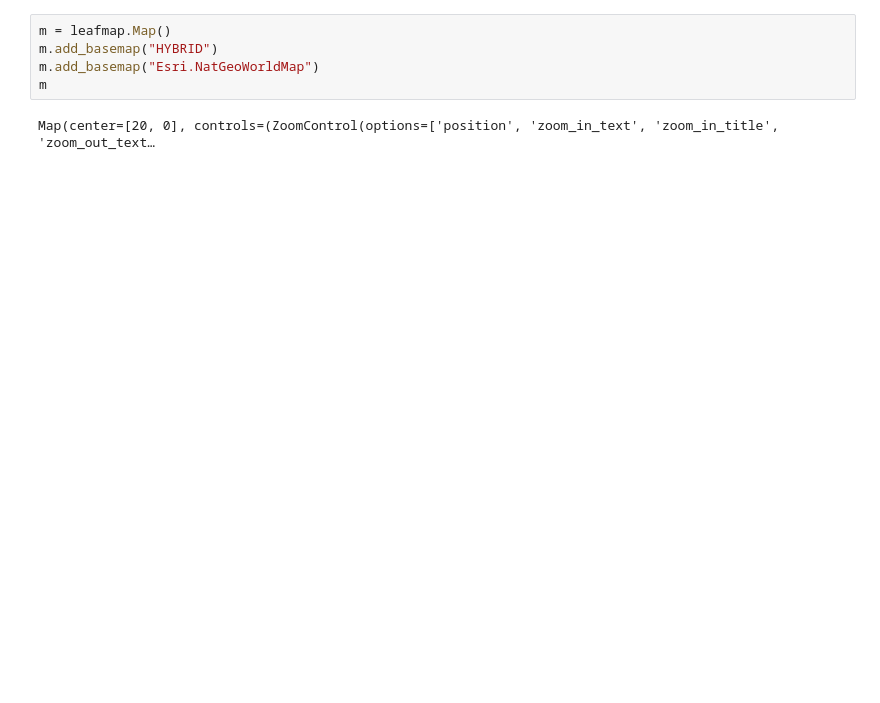
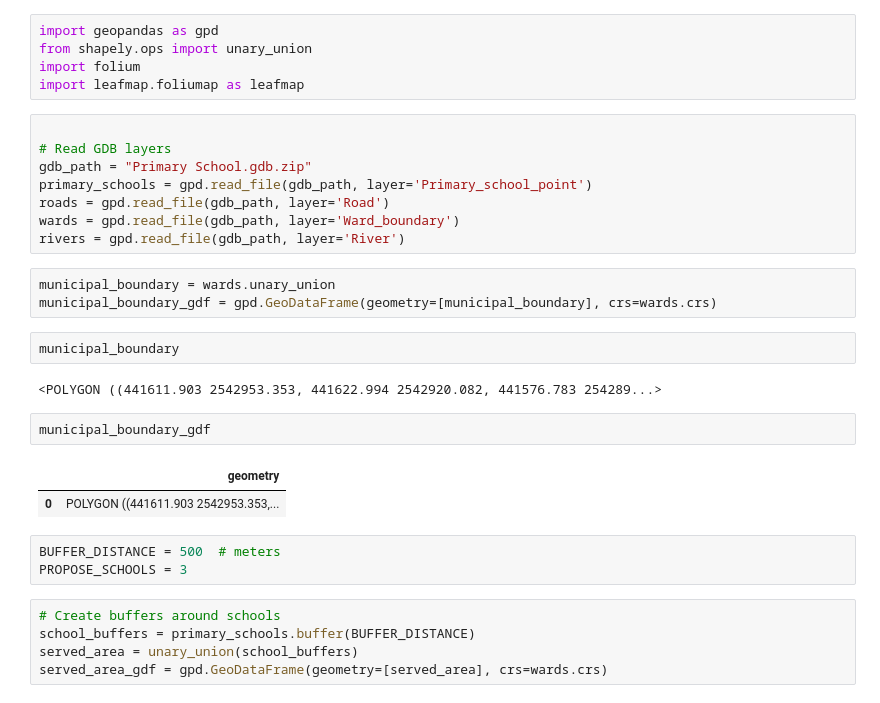
Before and after one commit to Badhon2117016/Geospatial_Interactive_Map, a Jupyter notebook: Notebook/1st.ipynb, the cells around one changed output. Cells and saved outputs as stored; diff of their text form; blank space fills up the shorter version.

```diff
--- a/Notebook/1st.ipynb
+++ b/Notebook/1st.ipynb
@@ -21,7 +1,33 @@ Map(center=[50, 19], controls=(ZoomControl(options=['position', 'zoom_in_text',
-# %%
-m = leafmap.Map()
-m.add_basemap("HYBRID")
-m.add_basemap("Esri.NatGeoWorldMap")
-m
-# %% [output]
-Map(center=[20, 0], controls=(ZoomControl(options=['position', 'zoom_in_text', 'zoom_in_title', 'zoom_out_text…
+# %%
+import geopandas as gpd
+from shapely.ops import unary_union
+import folium
+import leafmap.foliumap as leafmap
+# %%
+
+# Read GDB layers
+gdb_path = "Primary School.gdb.zip"
+primary_schools = gpd.read_file(gdb_path, layer='Primary_school_point')
+roads = gpd.read_file(gdb_path, layer='Road')
+wards = gpd.read_file(gdb_path, layer='Ward_boundary')
+rivers = gpd.read_file(gdb_path, layer='River')
+# %%
+municipal_boundary = wards.unary_union
+municipal_boundary_gdf = gpd.GeoDataFrame(geometry=[municipal_boundary], crs=wards.crs)
+# %%
+municipal_boundary
+# %% [output]
+<POLYGON ((441611.903 2542953.353, 441622.994 2542920.082, 441576.783 254289...>
+# %%
+municipal_boundary_gdf
+# %% [output]
+|  | geometry |
+| 0 | POLYGON ((441611.903 2542953.353,... |
+# %%
+BUFFER_DISTANCE = 500  # meters
+PROPOSE_SCHOOLS = 3
+# %%
+# Create buffers around schools
+school_buffers = primary_schools.buffer(BUFFER_DISTANCE)
+served_area = unary_union(school_buffers)
+served_area_gdf = gpd.GeoDataFrame(geometry=[served_area], crs=wards.crs)
```
Also changed, not shown: parts of 7 cells of this notebook, 1 other file.
